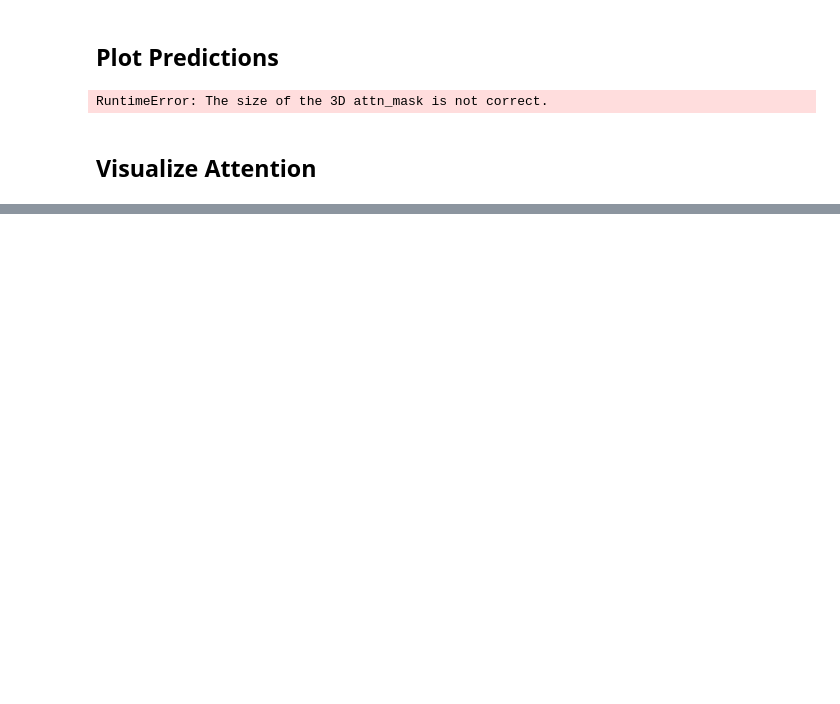
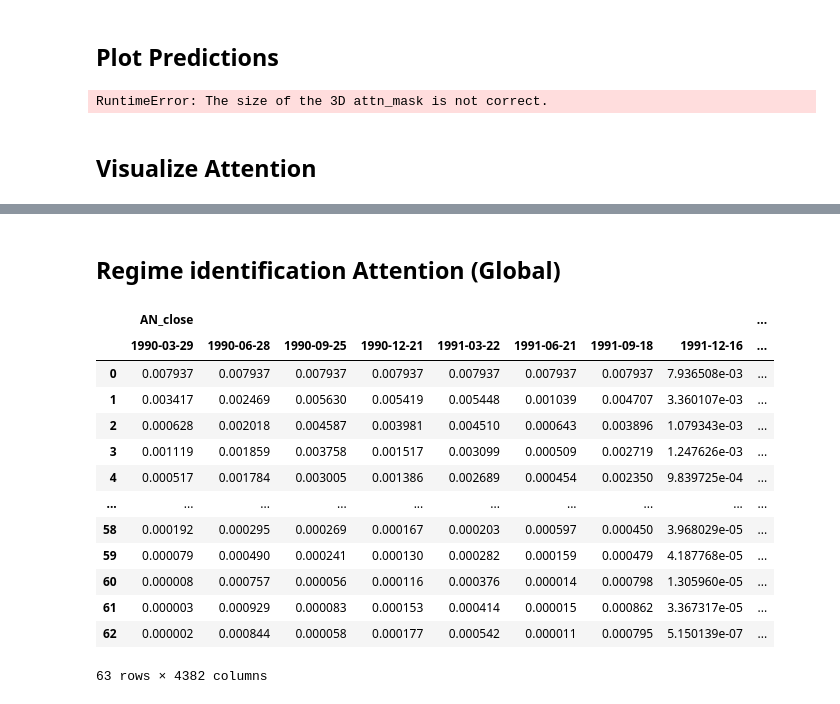
Before and after one commit to YanWanquan/oxthesis, a Jupyter notebook: visualize_attn.ipynb, the cells around one changed output, grey strips where cells are left out. Saved outputs shown, nothing was run; the diff lists cells and outputs as text; code cells hidden in the pictures; blank space fills up the shorter version.

```diff
--- a/visualize_attn.ipynb
+++ b/visualize_attn.ipynb
@@ -133,0 +152,42 @@ tmp['x2']
+# %% [markdown]
+## Regime identification Attention (Global)
+# %%
+data_iter = dataset_train
+base_df = base_loader.df[DataTypes.TRAIN]
+
+# ----
+
+attn_dict = {}
+for id in range(0, len(data_iter)):
+    attn = data_iter.get_attention(id=id, model=model).detach().cpu().numpy()[0, :, :, :]
+    attn = attn / np.sum(attn)
+    inst = data_iter[id]['inst']
+    ts = data_iter[id]['time'].detach().cpu().numpy()
+    dates = base_df.index[ts]
+
+    # tmp: just look at full window (last entry)
+    attn_last = attn[0, :, 0]
+    dates_last = dates[-1]
+
+    if inst not in attn_dict:
+        attn_dict[inst] = {}
+    attn_dict[inst][dates_last] = attn_last
+
+attn_touple = {(outerKey, innerKey): values for outerKey, innerDict in attn_dict.items() for innerKey, values in innerDict.items()}
+df_attn = pd.DataFrame(attn_touple)
+df_attn
+# %% [output]
+|  | AN_close |  |  |  |  |  |  |  | ... |
+|  | 1990-03-29 | 1990-06-28 | 1990-09-25 | 1990-12-21 | 1991-03-22 | 1991-06-21 | 1991-09-18 | 1991-12-16 | ... |
+| 0 | 0.007937 | 0.007937 | 0.007937 | 0.007937 | 0.007937 | 0.007937 | 0.007937 | 7.936508e-03 | ... |
+| 1 | 0.003417 | 0.002469 | 0.005630 | 0.005419 | 0.005448 | 0.001039 | 0.004707 | 3.360107e-03 | ... |
+| 2 | 0.000628 | 0.002018 | 0.004587 | 0.003981 | 0.004510 | 0.000643 | 0.003896 | 1.079343e-03 | ... |
+| 3 | 0.001119 | 0.001859 | 0.003758 | 0.001517 | 0.003099 | 0.000509 | 0.002719 | 1.247626e-03 | ... |
+| 4 | 0.000517 | 0.001784 | 0.003005 | 0.001386 | 0.002689 | 0.000454 | 0.002350 | 9.839725e-04 | ... |
+| ... | ... | ... | ... | ... | ... | ... | ... | ... | ... |
+| 58 | 0.000192 | 0.000295 | 0.000269 | 0.000167 | 0.000203 | 0.000597 | 0.000450 | 3.968029e-05 | ... |
+| 59 | 0.000079 | 0.000490 | 0.000241 | 0.000130 | 0.000282 | 0.000159 | 0.000479 | 4.187768e-05 | ... |
+| 60 | 0.000008 | 0.000757 | 0.000056 | 0.000116 | 0.000376 | 0.000014 | 0.000798 | 1.305960e-05 | ... |
+| 61 | 0.000003 | 0.000929 | 0.000083 | 0.000153 | 0.000414 | 0.000015 | 0.000862 | 3.367317e-05 | ... |
+| 62 | 0.000002 | 0.000844 | 0.000058 | 0.000177 | 0.000542 | 0.000011 | 0.000795 | 5.150139e-07 | ... |
+63 rows × 4382 columns
```
Also changed, not shown: parts of 14 cells of this notebook, 3 other files.
